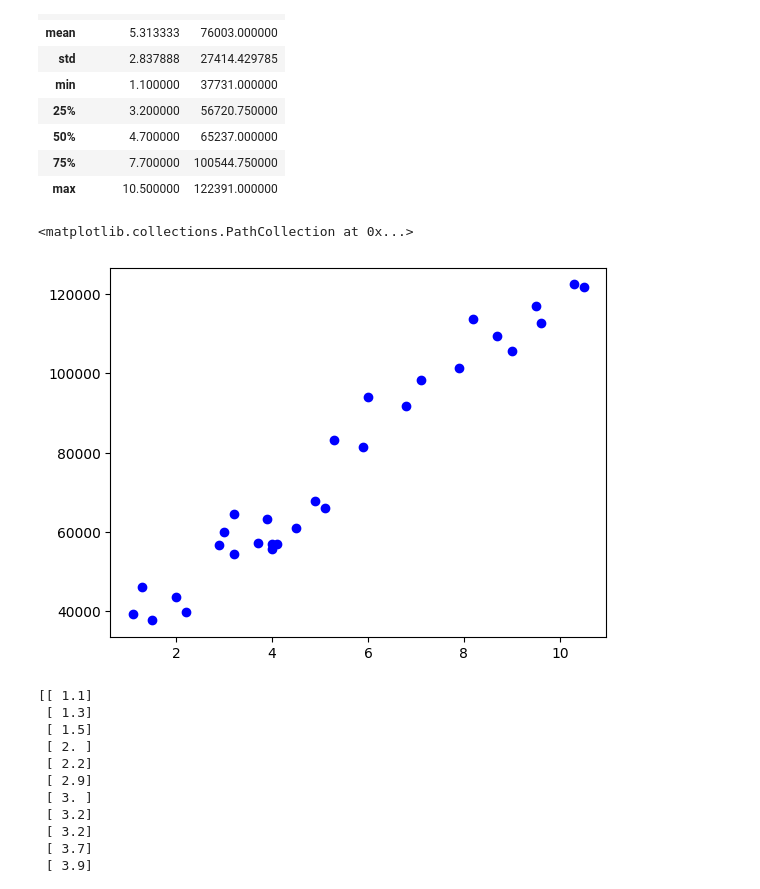
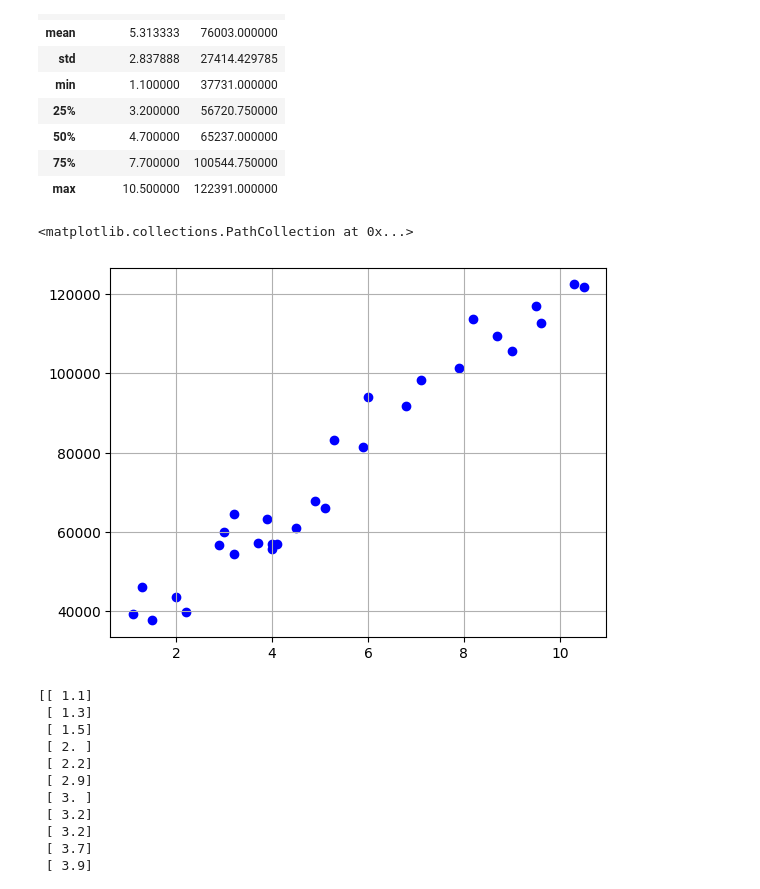
Before and after one commit to smurfac4/FUCKING-SHIT, a Jupyter notebook: ии/4/4.ipynb, the cells around one changed output. Drawn from its saved outputs; the diff is of its cells as text; code cells hidden in the pictures.

```diff
--- a/ии/4/4.ipynb
+++ b/ии/4/4.ipynb
@@ -239,10 +239,11 @@ dataframe.describe()
 | 75% | 7.700000 | 100544.750000 |
 | max | 10.500000 | 122391.000000 |
 # %%
+plt.grid()
 plt.scatter(dataframe['YearsExperience'],dataframe["Salary"],color ='b')
 # %% [output]
 <matplotlib.collections.PathCollection at 0x...>
-[figure, old version]
+[figure, new version]
 # %%
 X = dataframe.iloc[:, :-1].values
 y = dataframe.iloc[:, 1].values
```
